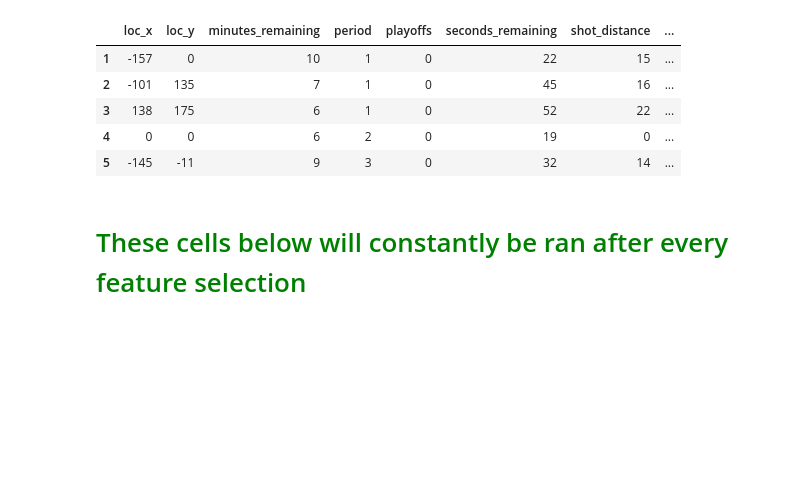
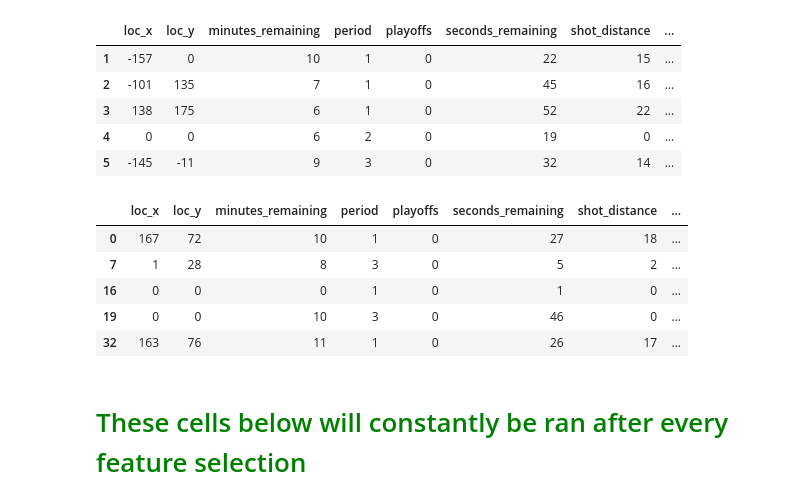
Before and after one commit to laternader/RIP24and2, a Jupyter notebook: for-kobe.ipynb, the cells around one changed output. Saved outputs shown, nothing was run; the diff lists cells and outputs as text; code cells hidden in the pictures; blank space fills up the shorter version.

```diff
--- a/for-kobe.ipynb
+++ b/for-kobe.ipynb
@@ -524,6 +524,16 @@ train1.head()
 | 3 | 138 | 175 | 6 | 1 | 0 | 52 | 22 | ... |
 | 4 | 0 | 0 | 6 | 2 | 0 | 19 | 0 | ... |
 | 5 | -145 | -11 | 9 | 3 | 0 | 32 | 14 | ... |
+# %%
+test1 = pd.get_dummies(test[feature2], columns=to_dummy, drop_first=True)
+test1.head()
+# %% [output]
+|  | loc_x | loc_y | minutes_remaining | period | playoffs | seconds_remaining | shot_distance | ... |
+| 0 | 167 | 72 | 10 | 1 | 0 | 27 | 18 | ... |
+| 7 | 1 | 28 | 8 | 3 | 0 | 5 | 2 | ... |
+| 16 | 0 | 0 | 0 | 1 | 0 | 1 | 0 | ... |
+| 19 | 0 | 0 | 10 | 3 | 0 | 46 | 0 | ... |
+| 32 | 163 | 76 | 11 | 1 | 0 | 26 | 17 | ... |
 # %% [markdown]
 # <font color='green'>These cells below will constantly be ran after every feature selection</font>
 # %%
```
Also changed, not shown: parts of 3 cells of this notebook.
